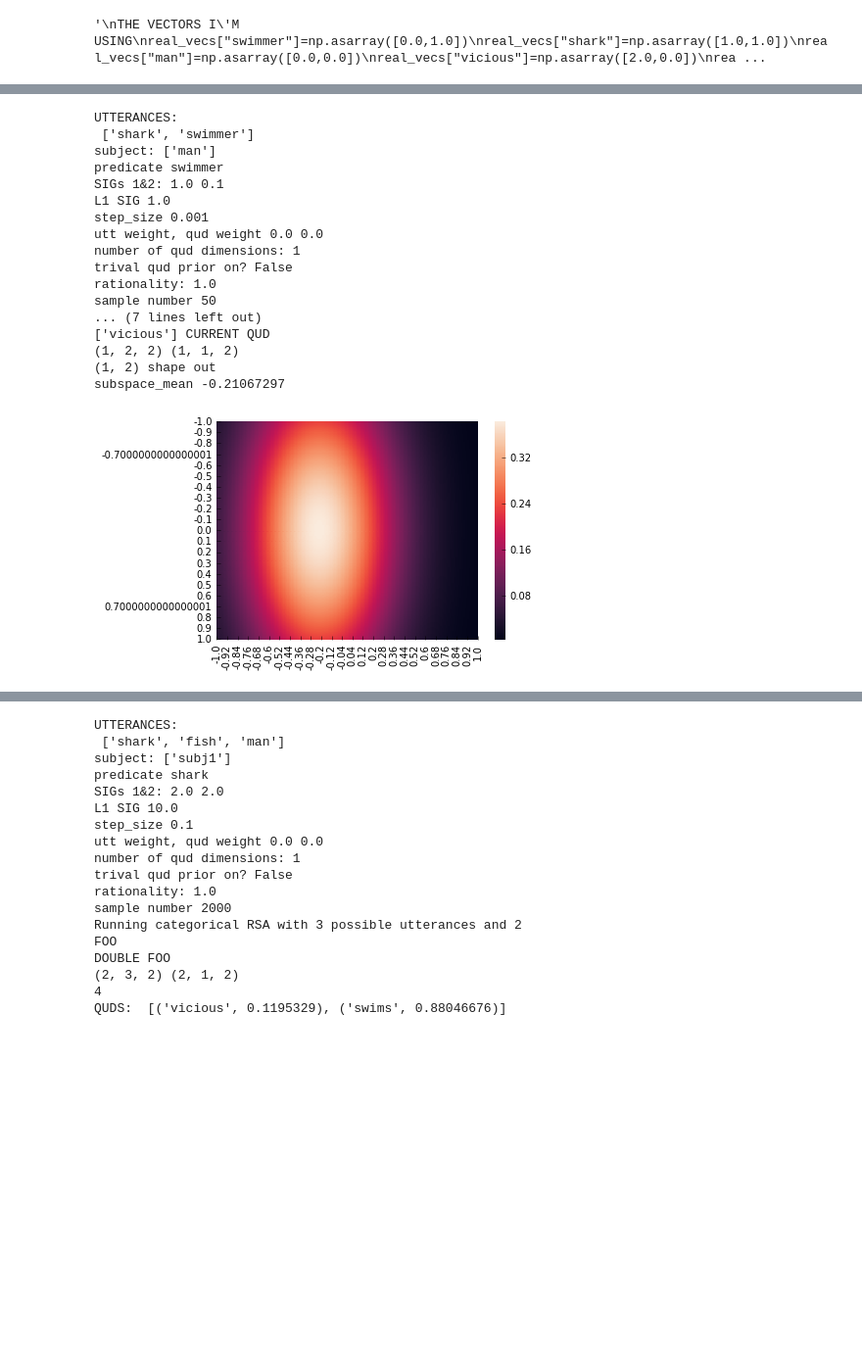
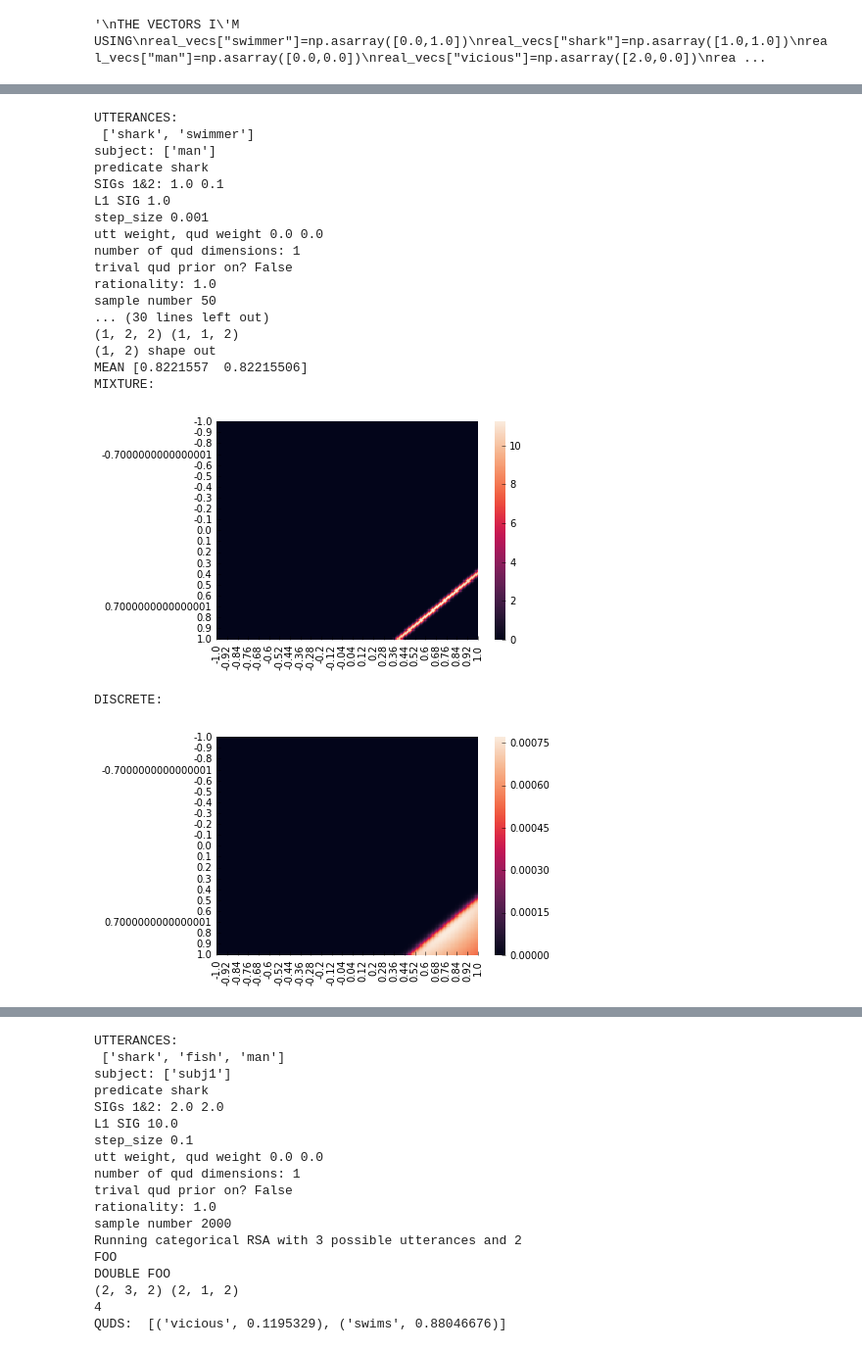
Before and after one commit to reubenharry/Distributional-RSA, a Jupyter notebook: minimal_case.ipynb, the cells around one changed output, grey strips where cells are left out. Shown: that part at 98% size. Saved outputs shown, nothing was run; the diff lists cells and outputs as text; code cells hidden in the pictures; blank space fills up the shorter version.

```diff
--- a/minimal_case.ipynb
+++ b/minimal_case.ipynb
@@ -116,21 +139,32 @@ subspace_mean 0.7335206
 # %%
-titrate(size=100,amount=0.01,l1_sig1=1.0,subj="man",quds=['vicious'],possible_utterances=["shark","swimmer"],pred='swimmer',only_trivial=False,just_s1=False,just_l0=False,sig1=1.0,sig2=0.1,mixture_variational=True,discrete=False)
+
+hm_mix = titrate(size=100,amount=0.01,l1_sig1=1.0,subj="man",quds=['nightmare'],possible_utterances=["shark","swimmer"],pred='shark',only_trivial=False,just_s1=False,just_l0=False,sig1=1.0,sig2=0.1,mixture_variational=True,discrete=False)
+hm_disc = titrate(size=100,amount=0.01,l1_sig1=1.0,subj="man",quds=['nightmare'],possible_utterances=["shark","swimmer"],pred='shark',only_trivial=False,just_s1=False,just_l0=False,sig1=1.0,sig2=0.1,mixture_variational=False,discrete=True)
+
+print("MIXTURE:")
+seaborn.heatmap(hm_mix)
+plt.show()
+print("DISCRETE:")
+seaborn.heatmap(hm_disc)
+plt.show()
 # %% [output]
 UTTERANCES:
  ['shark', 'swimmer']
 subject: ['man']
-predicate swimmer
+predicate shark
 SIGs 1&2: 1.0 0.1
 L1 SIG 1.0
 step_size 0.001
 utt weight, qud weight 0.0 0.0
 number of qud dimensions: 1
 trival qud prior on? False
 rationality: 1.0
 sample number 50
-... (7 lines left out)
-['vicious'] CURRENT QUD
+... (30 lines left out)
 (1, 2, 2) (1, 1, 2)
 (1, 2) shape out
-subspace_mean -0.21067297
+MEAN [0.8221557  0.82215506]
+MIXTURE:
-[figure, old version]
+[figure, new version]
+DISCRETE:
+[figure, added]
```
Also changed, not shown: parts of 16 cells of this notebook, 1 other file.
